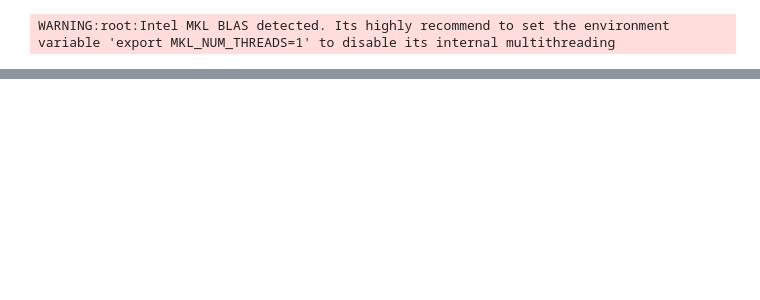
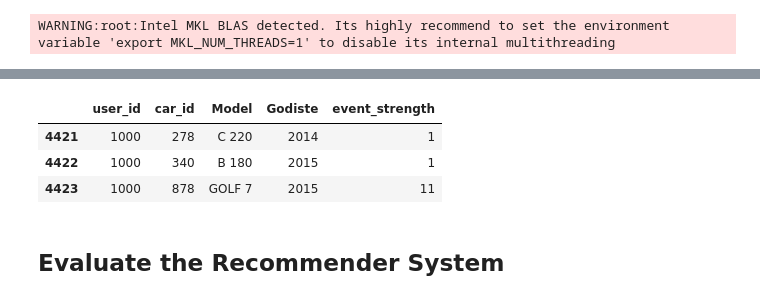
Before and after one commit to trsavi/UsedCars_RS, a Jupyter notebook: Recommender System.ipynb, the cells around one changed output, grey strips where cells are left out. Cells and saved outputs as stored; diff of their text form; code cells hidden in the pictures; blank space fills up the shorter version.

```diff
--- a/Recommender System.ipynb
+++ b/Recommender System.ipynb
@@ -227,0 +361,9 @@ IndexError: single positional indexer is out-of-bounds
+# %%
+grouped_df[grouped_df['user_id']==1000]
+# %% [output]
+|  | user_id | car_id | Model | Godiste | event_strength |
+| 4421 | 1000 | 278 | C 220 | 2014 | 1 |
+| 4422 | 1000 | 340 | B 180 | 2015 | 1 |
+| 4423 | 1000 | 878 | GOLF 7 | 2015 | 11 |
+# %% [markdown]
+## Evaluate the Recommender System
```
Also changed, not shown: parts of 26 cells of this notebook, 2 other files.
